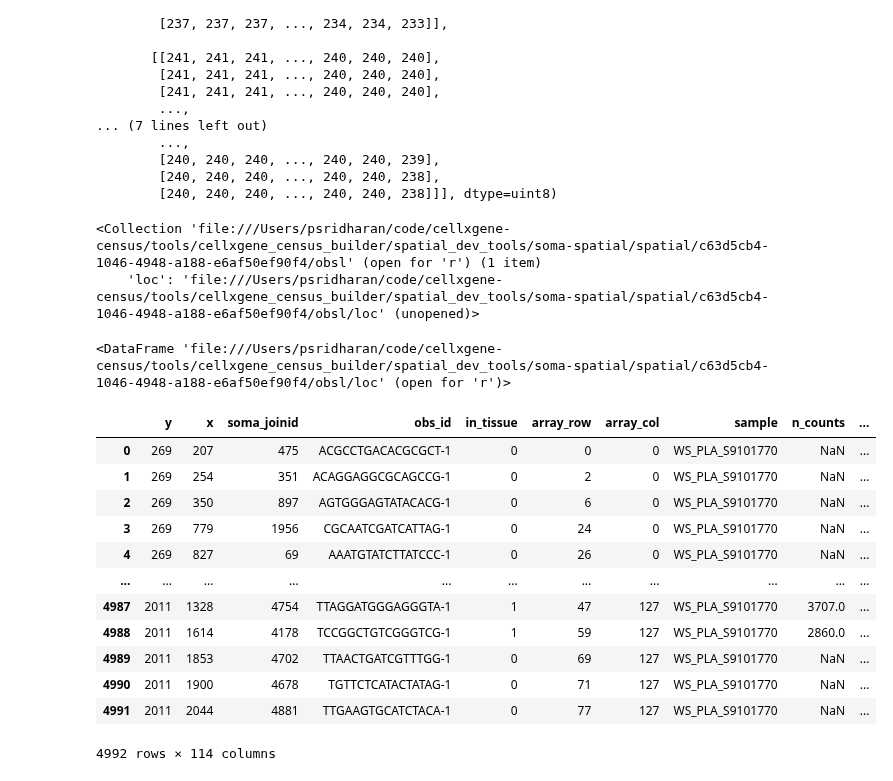
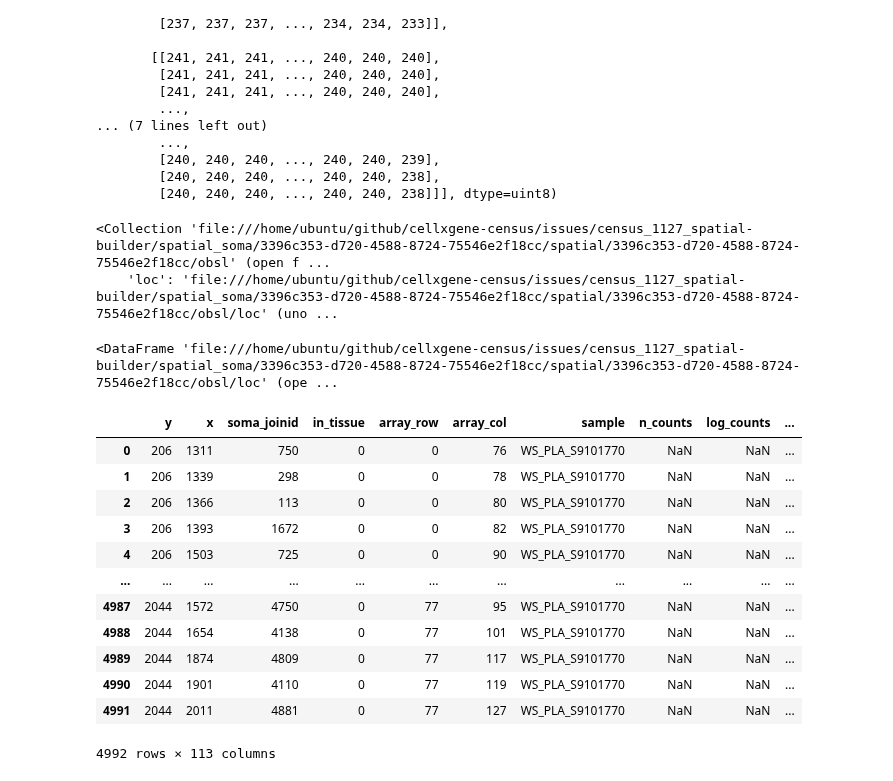
Before and after one commit to chanzuckerberg/cellxgene-census, a Jupyter notebook: tools/cellxgene_census_builder/spatial_dev_tools/tiledbsoma_spatial_dataset_ingest.ipynb, the cells around one changed output. Cells and saved outputs as stored; diff of their text form; code cells hidden in the pictures.

```diff
--- a/tools/cellxgene_census_builder/spatial_dev_tools/tiledbsoma_spatial_dataset_ingest.ipynb
+++ b/tools/cellxgene_census_builder/spatial_dev_tools/tiledbsoma_spatial_dataset_ingest.ipynb
@@ -5,0 +8,9 @@ from tiledbsoma.experimental.ingest import from_cxg_spatial_h5ad
+# %%
+REPO_ROOT_DIR = Path("../../..")
+BUILDER_DIR = REPO_ROOT_DIR / "tools/cellxgene_census_builder"
+WORKING_DIR = REPO_ROOT_DIR / "issues/census_1127_spatial-builder"
+ANNDATA_DIR = WORKING_DIR / "source_h5ad"
+SOMA_DIR = WORKING_DIR / "spatial_soma"
+
+MANIFEST_FILE_PATH = BUILDER_DIR / "spatial_dev_tools/manifest.csv"
+BLOCKLIST_FILE_PATH = BUILDER_DIR / "spatial_dev_tools/blocklist.txt"
@@ -6,13 +25,5 @@ from tiledbsoma.experimental.ingest import from_cxg_spatial_h5ad
 # %%
 # NOTE: Replace value of `my_h5ad_path` with an appropriate path to a cellxgene h5ad spatial file
-my_h5ad_path = (
-    "/Users/psridharan/code/cellxgene-census/ps_stuff/spatial_test_datasets/c63d5cb4-1046-4948-a188-e6af50ef90f4.h5ad"
-)
-
-from_cxg_spatial_h5ad(
-    input_h5ad_path=my_h5ad_path,
-    experiment_uri="soma-spatial",
-    measurement_name="RNA",
-    scene_name="c63d5cb4-1046-4948-a188-e6af50ef90f4",
-    uns_keys=[],
-)
+dataset_id = "3396c353-d720-4588-8724-75546e2f18cc"
+my_h5ad_path = ANNDATA_DIR / f"{dataset_id}.h5ad"
+my_soma_path = SOMA_DIR / dataset_id
@@ -24,6 +46,6 @@ For creation, use `anndata.experimental.sparse_dataset(X)` instead.
 # %% [markdown]
 ## Inspect the structure of the SOMA object on disk
 # %%
-sp = tiledbsoma.open("soma-spatial")
+sp = tiledbsoma.open(str(my_soma_path))
 sp
 # %% [output]
@@ -126,28 +148,28 @@ array([[[237, 237, 237, ..., 237, 237, 237],
         [240, 240, 240, ..., 240, 240, 238],
         [240, 240, 240, ..., 240, 240, 238]]], dtype=uint8)
 # %%
-sp.spatial["c63d5cb4-1046-4948-a188-e6af50ef90f4"]["obsl"]
+sp.spatial[dataset_id]["obsl"]
 # %% [output]
-<Collection 'file:///Users/psridharan/code/cellxgene-census/tools/cellxgene_census_builder/spatial_dev_tools/soma-spatial/spatial/c63d5cb4-1046-4948-a188-e6af50ef90f4/obsl' (open for 'r') (1 item)
-    'loc': 'file:///Users/psridharan/code/cellxgene-census/tools/cellxgene_census_builder/spatial_dev_tools/soma-spatial/spatial/c63d5cb4-1046-4948-a188-e6af50ef90f4/obsl/loc' (unopened)>
+<Collection 'file:///home/ubuntu/github/cellxgene-census/issues/census_1127_spatial-builder/spatial_soma/3396c353-d720-4588-8724-75546e2f18cc/spatial/3396c353-d720-4588-8724-75546e2f18cc/obsl' (open f ...
+    'loc': 'file:///home/ubuntu/github/cellxgene-census/issues/census_1127_spatial-builder/spatial_soma/3396c353-d720-4588-8724-75546e2f18cc/spatial/3396c353-d720-4588-8724-75546e2f18cc/obsl/loc' (uno ...
 # %%
-sp.spatial["c63d5cb4-1046-4948-a188-e6af50ef90f4"]["obsl"]["loc"]
+sp.spatial[dataset_id]["obsl"]["loc"]
 # %% [output]
-<DataFrame 'file:///Users/psridharan/code/cellxgene-census/tools/cellxgene_census_builder/spatial_dev_tools/soma-spatial/spatial/c63d5cb4-1046-4948-a188-e6af50ef90f4/obsl/loc' (open for 'r')>
+<DataFrame 'file:///home/ubuntu/github/cellxgene-census/issues/census_1127_spatial-builder/spatial_soma/3396c353-d720-4588-8724-75546e2f18cc/spatial/3396c353-d720-4588-8724-75546e2f18cc/obsl/loc' (ope ...
 # %%
-obsl_loc_df = sp.spatial["c63d5cb4-1046-4948-a188-e6af50ef90f4"]["obsl"]["loc"]
+obsl_loc_df = sp.spatial[dataset_id]["obsl"]["loc"]
 obsl_loc_df.read().concat().to_pandas()
 # %% [output]
-|  | y | x | soma_joinid | obs_id | in_tissue | array_row | array_col | sample | n_counts | ... |
-| 0 | 269 | 207 | 475 | ACGCCTGACACGCGCT-1 | 0 | 0 | 0 | WS_PLA_S9101770 | NaN | ... |
-| 1 | 269 | 254 | 351 | ACAGGAGGCGCAGCCG-1 | 0 | 2 | 0 | WS_PLA_S9101770 | NaN | ... |
-| 2 | 269 | 350 | 897 | AGTGGGAGTATACACG-1 | 0 | 6 | 0 | WS_PLA_S9101770 | NaN | ... |
-| 3 | 269 | 779 | 1956 | CGCAATCGATCATTAG-1 | 0 | 24 | 0 | WS_PLA_S9101770 | NaN | ... |
-| 4 | 269 | 827 | 69 | AAATGTATCTTATCCC-1 | 0 | 26 | 0 | WS_PLA_S9101770 | NaN | ... |
+|  | y | x | soma_joinid | in_tissue | array_row | array_col | sample | n_counts | log_counts | ... |
+| 0 | 206 | 1311 | 750 | 0 | 0 | 76 | WS_PLA_S9101770 | NaN | NaN | ... |
+| 1 | 206 | 1339 | 298 | 0 | 0 | 78 | WS_PLA_S9101770 | NaN | NaN | ... |
+| 2 | 206 | 1366 | 113 | 0 | 0 | 80 | WS_PLA_S9101770 | NaN | NaN | ... |
+| 3 | 206 | 1393 | 1672 | 0 | 0 | 82 | WS_PLA_S9101770 | NaN | NaN | ... |
+| 4 | 206 | 1503 | 725 | 0 | 0 | 90 | WS_PLA_S9101770 | NaN | NaN | ... |
 | ... | ... | ... | ... | ... | ... | ... | ... | ... | ... | ... |
-| 4987 | 2011 | 1328 | 4754 | TTAGGATGGGAGGGTA-1 | 1 | 47 | 127 | WS_PLA_S9101770 | 3707.0 | ... |
-| 4988 | 2011 | 1614 | 4178 | TCCGGCTGTCGGGTCG-1 | 1 | 59 | 127 | WS_PLA_S9101770 | 2860.0 | ... |
-| 4989 | 2011 | 1853 | 4702 | TTAACTGATCGTTTGG-1 | 0 | 69 | 127 | WS_PLA_S9101770 | NaN | ... |
-| 4990 | 2011 | 1900 | 4678 | TGTTCTCATACTATAG-1 | 0 | 71 | 127 | WS_PLA_S9101770 | NaN | ... |
-| 4991 | 2011 | 2044 | 4881 | TTGAAGTGCATCTACA-1 | 0 | 77 | 127 | WS_PLA_S9101770 | NaN | ... |
+| 4987 | 2044 | 1572 | 4750 | 0 | 77 | 95 | WS_PLA_S9101770 | NaN | NaN | ... |
+| 4988 | 2044 | 1654 | 4138 | 0 | 77 | 101 | WS_PLA_S9101770 | NaN | NaN | ... |
+| 4989 | 2044 | 1874 | 4809 | 0 | 77 | 117 | WS_PLA_S9101770 | NaN | NaN | ... |
+| 4990 | 2044 | 1901 | 4110 | 0 | 77 | 119 | WS_PLA_S9101770 | NaN | NaN | ... |
+| 4991 | 2044 | 2011 | 4881 | 0 | 77 | 127 | WS_PLA_S9101770 | NaN | NaN | ... |
-4992 rows × 114 columns
+4992 rows × 113 columns
```
Also changed, not shown: parts of 21 cells of this notebook.
